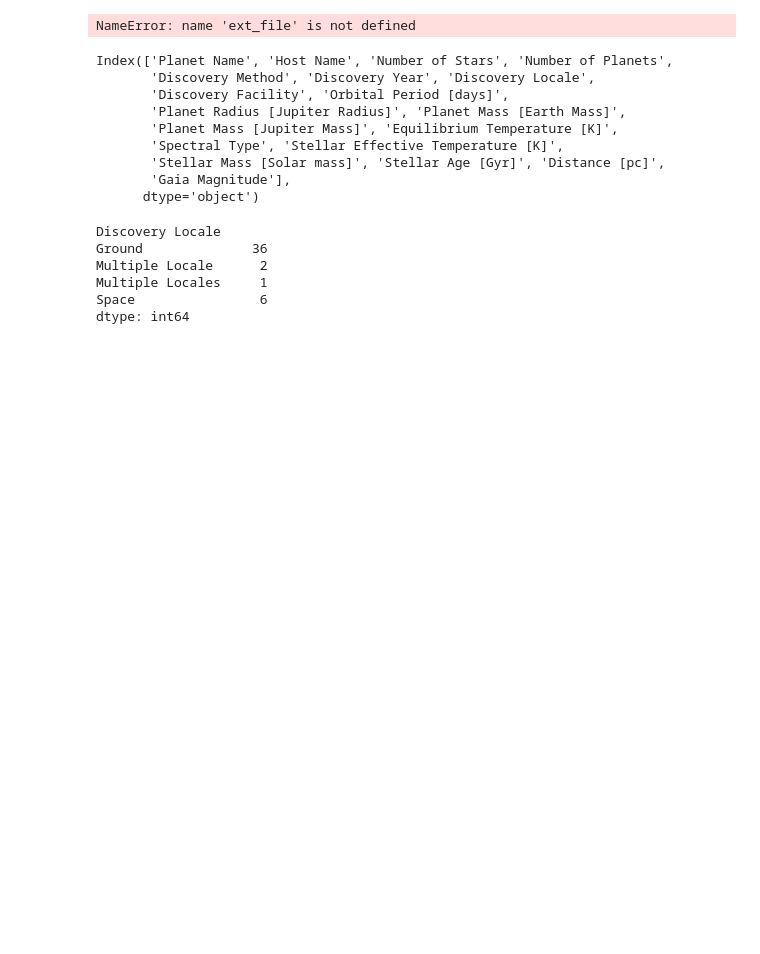
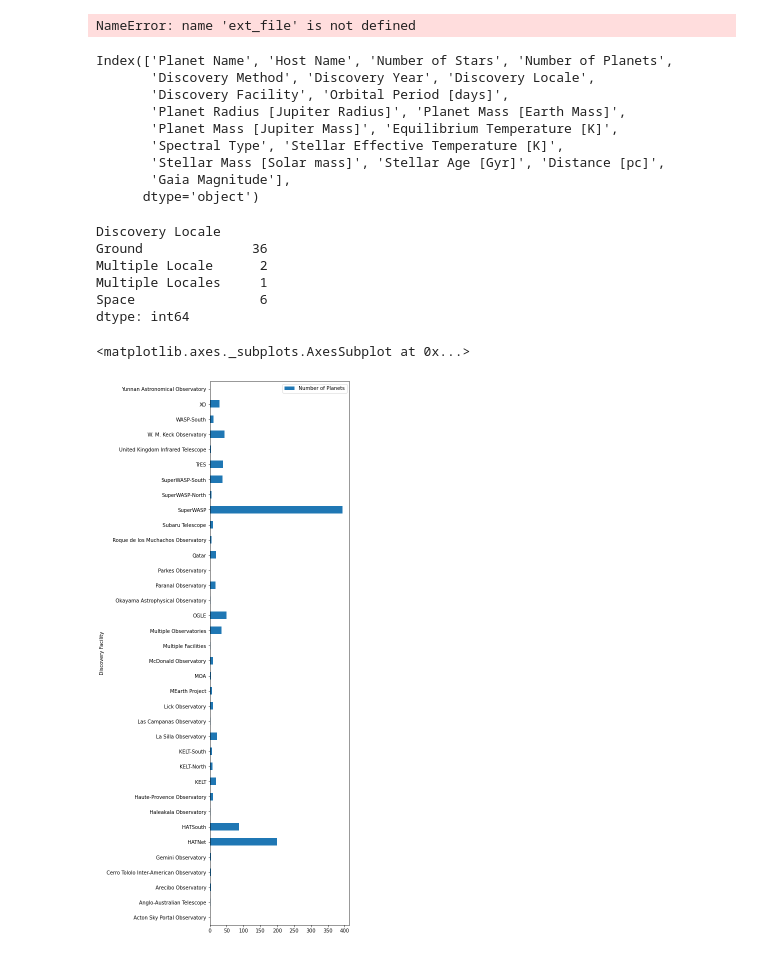
Before and after one commit to Crazyspaceman-hd/Exoplanets, a Jupyter notebook: Exoplanets.ipynb, the cells around one changed output. Cells and saved outputs as stored; diff of their text form; code cells hidden in the pictures; blank space fills up the shorter version.

```diff
--- a/Exoplanets.ipynb
+++ b/Exoplanets.ipynb
@@ -201,8 +202,8 @@ system_size.plot(kind='bar')
 # %%
 disc_loc = full_df [full_df ['Discovery Locale'] != 'Multiple Locales']
 disc_loc = disc_loc [disc_loc ['Discovery Locale'] != 'Multiple Locale']
-disc_loc= disc_loc.groupby('Discovery Locale').agg({'Number of Planets':'count'})
-disc_loc.plot(kind='bar', figsize=(5,10))
+disc_loc_group= disc_loc.groupby('Discovery Locale').agg({'Number of Planets':'count'})
+disc_loc_group.plot(kind='bar', figsize=(5,10))
 plt.savefig('./Images/discLocation')
 # %% [output]
 [figure]
@@ -339,3 +340,10 @@ Multiple Locale      2
 Multiple Locales     1
 Space                6
 dtype: int64
+# %%
+fac_earth=disc_loc[disc_loc ['Discovery Locale'] == 'Ground']
+disc_fac_ground= fac_earth.groupby('Discovery Facility').agg({'Number of Planets':'count'})
+disc_fac_ground.plot.barh(figsize=(5,20))
+# %% [output]
+<matplotlib.axes._subplots.AxesSubplot at 0x...>
+[figure, added]
```
Also changed, not shown: parts of 5 cells of this notebook, 7 other files.
